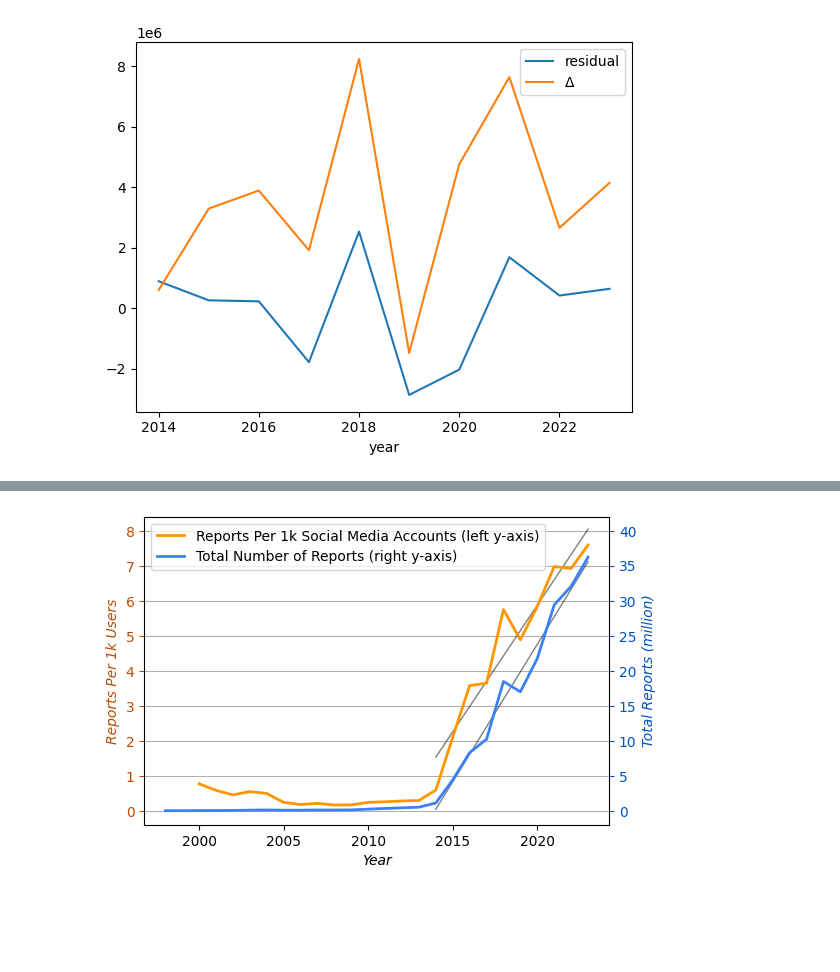
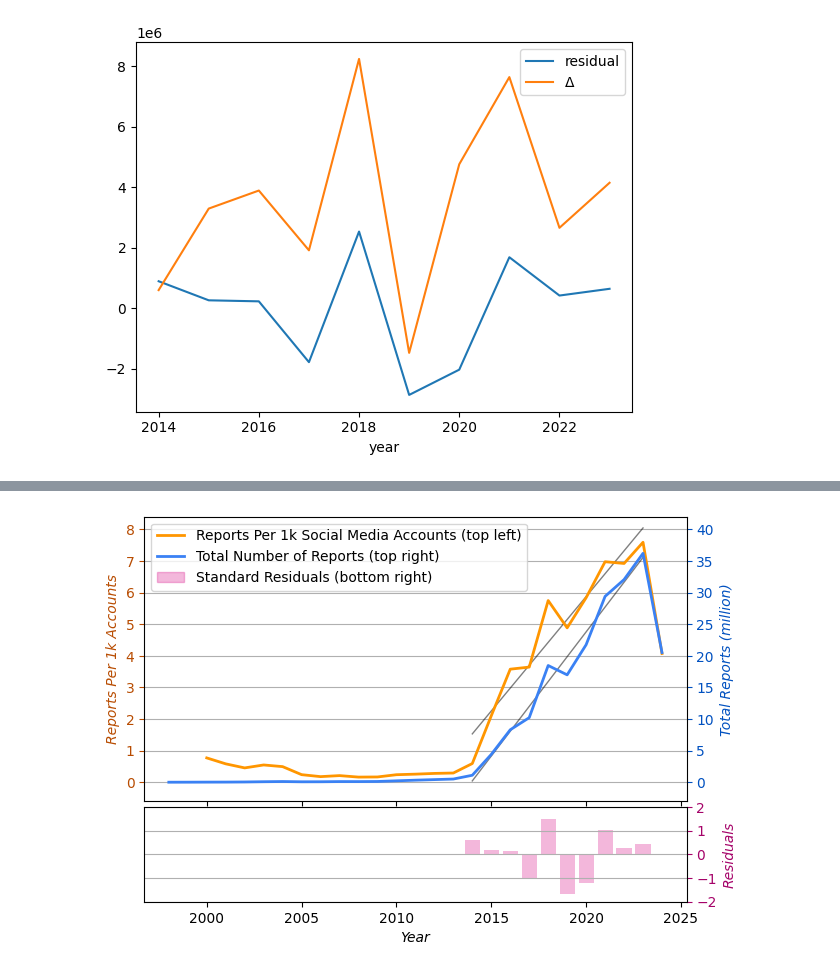
Before and after one commit to apparebit/diaphanous, a Jupyter notebook: analysis/reports.ipynb, the cells around one changed output, grey strips where cells are left out. Saved outputs shown, nothing was run; the diff lists cells and outputs as text; code cells hidden in the pictures; blank space fills up the shorter version.

Commit message:
add most of NCMEC's transparency disclosures for 2024 and adjust figures and presentation accordingly: linear regression now only applies to 2014 through 2023.

```diff
--- a/analysis/reports.ipynb
+++ b/analysis/reports.ipynb
@@ -50,13 +50,21 @@ reports_per_year = (
     .sort_index(ascending=True)
 )
 
-part = reports_per_year.loc[reports_per_year.index < 2014]['reports']
+part = reports_per_year.loc[
+    reports_per_year.index < 2014
+]['reports']
 fit = flf = np.polyfit(part.index, part, 1)
-reports_per_year.loc[reports_per_year.index < 2014, 'fit'] = np.poly1d(fit)(part.index)
+reports_per_year.loc[
+    reports_per_year.index < 2014, 'fit'
+] = np.poly1d(fit)(part.index)
 
-part = reports_per_year.loc[reports_per_year.index >= 2014]['reports']
+part = reports_per_year.loc[
+    (reports_per_year.index >= 2014) & (reports_per_year.index < 2024)
+]['reports']
 linearfit = fit = slf = np.polyfit(part.index, part, 1)
-reports_per_year.loc[reports_per_year.index >= 2014, 'fit'] = np.poly1d(fit)(part.index)
+reports_per_year.loc[
+    (reports_per_year.index >= 2014) & (reports_per_year.index < 2024), 'fit'
+] = np.poly1d(fit)(part.index)
 
 reports_per_year['residual'] = reports_per_year['reports'] - reports_per_year['fit']
 
@@ -458,7 +480,7 @@ tmp.loc[tmp.index < 2014, 'fit'] = None
 tmp = tmp[['reports', 'fit', 'std_residuals', 'reports_per_1k_users', 'normalized_lin_fit']].rename(columns={
     'reports': 'Reports per Year',
     'fit': 'Piecewise Linear Fit',
-    'reports_per_1k_users': 'Reports Per 1k Users',
+    'reports_per_1k_users': 'Reports Per 1k Accounts',
 })
 plot(fig, ax, tmp)
 # tmp is used a few cells below!!!
@@ -493,73 +515,80 @@ ax2.get_legend().remove()
 # %%
-def plot_best_version(fig, ax, reports):
-    reports = reports.reset_index()
-
-    ax.plot('year', 'Reports Per 1k Users', color=NORMALIZED, data=reports)
+def plot_best_version(fig, ax, ax2, reports):
+    ax.plot('year', 'Reports Per 1k Accounts', color=NORMALIZED, data=reports)
     ax.plot('year', 'normalized_lin_fit', color=FIT_COLOR, data=reports)
+    ax2.bar('year', 'std_residuals', color=RESIDUAL_ALPHA, data=reports)
 
     ax.yaxis.label.set_color(DARK_NORM)
-    ax.set_ylabel('Reports Per 1k Users', fontstyle="italic")
+    ax.set_ylabel('Reports Per 1k Accounts', fontstyle="italic")
     ax.set_ylim(-0.4, 8.4)
     ax.tick_params(axis='y', colors=DARK_NORM)
     ax.set_yticks(ax.get_yticks())
-    ax.set_yticklabels([
-        '',
-        '0',
-        '1',
-        '2',
-        '3',
-        '4',
-        '5',
-        '6',
-        '7',
-        '8',
-        '',
-    ])
-    ax.set_ylim(-0.4, 8.4)
 
-    ax2 = ax.twinx()
-    ax2.plot('year', 'Reports per Year', color=BASELINE, data=reports)
-    ax2.plot('year', 'Piecewise Linear Fit', color=FIT_COLOR, data=reports)
+    ax.set_ylim(-0.6, 8.4)
 
-    ax.set_xlabel('Year', fontstyle='italic')
-    ax2.set_ylabel('Total Reports (million)', fontstyle='italic')
-    ax2.get_yaxis().set_major_formatter(
+    ax_prime = ax.twinx()
+    ax_prime.plot('year', 'Reports per Year', color=BASELINE, data=reports)
+    ax_prime.plot('year', 'Piecewise Linear Fit', color=FIT_COLOR, data=reports)
+
+    ax2.set_ylim(-2, 2)
+    ax2.set_xlabel('Year', fontstyle='italic')
+
+    ax_prime.set_ylabel('Total Reports (million)', fontstyle='italic')
+    ax_prime.get_yaxis().set_major_formatter(
         matplotlib.ticker.FuncFormatter(lambda x, p: format(int(x/1_000_000), ',')))
-    ax2.tick_params(axis='y', colors=DARK_BASELINE)
-    ax2.yaxis.label.set_color(DARK_BASELINE)
+    ax_prime.tick_params(axis='y', colors=DARK_BASELINE)
+    ax_prime.yaxis.label.set_color(DARK_BASELINE)
 
     ax.grid(axis="y")
-    ax2.set_ylim(-2_000_000, 42_000_000)
+    ax_prime.set_ylim(-3_000_000, 42_000_000)
 
     line = ax.get_lines()[0]
     line.set_linewidth(2)
     line.set_zorder(3)
     line = ax.get_lines()[1]
     line.set_linewidth(1)
-    line = ax2.get_lines()[0]
+
+    line = ax_prime.get_lines()[0]
     line.set_linewidth(2)
     line.set_zorder(3)
-    line = ax2.get_lines()[1]
+    line = ax_prime.get_lines()[1]
     line.set_linewidth(1)
 
-    ax2.set_zorder(ax.get_zorder() + 1)
+    ax_prime.set_zorder(ax.get_zorder() + 1)
     ax.set_frame_on(False)
+
+    ax2.set_yticks([-2, -1, 0, 1, 2])
+    ax2.tick_params(axis='y', colors=DARK_RESIDUAL)
+    ax2.grid(axis="y")
+    ax2.yaxis.set_label_position("right")
+    ax2.yaxis.tick_right()
+    ax2.set_ylabel('Residuals', fontstyle="italic")
+    ax2.yaxis.label.set_color(DARK_RESIDUAL)
 
     handles = [
         ax.get_legend_handles_labels()[0][0],
-        ax2.get_legend_handles_labels()[0][0],
+        ax_prime.get_legend_handles_labels()[0][0],
+        mpatches.Patch(color=RESIDUAL_ALPHA),
     ]
     labels = [
-        'Reports Per 1k Social Media Accounts (left y-axis)',
-        'Total Number of Reports (right y-axis)',
+        'Reports Per 1k Social Media Accounts (top left)',
+        'Total Number of Reports (top right)',
+        'Standard Residuals (bottom right)',
     ]
     ax.legend(handles, labels)
 
-fig, ax = plt.subplots(figsize=(6, 4))
-plot_best_version(fig, ax, tmp)
+fig, (ax, ax2) = plt.subplots(
+    nrows=2,
+    sharex=True,
+    gridspec_kw={'height_ratios': [3, 1], 'hspace': 0.03},
+    figsize=(7, 5),
+)
+
+reports = tmp.reset_index()
+plot_best_version(fig, ax, ax2, reports)
 fig.savefig('../figure/reports-best.svg', format='svg', bbox_inches='tight')
 # %% [output]
-[figure, old version]
+[figure, new version]
 # %%
 %%R -i RLIB
 
```
Also changed, not shown: parts of 15 cells of this notebook, 24 other files.
